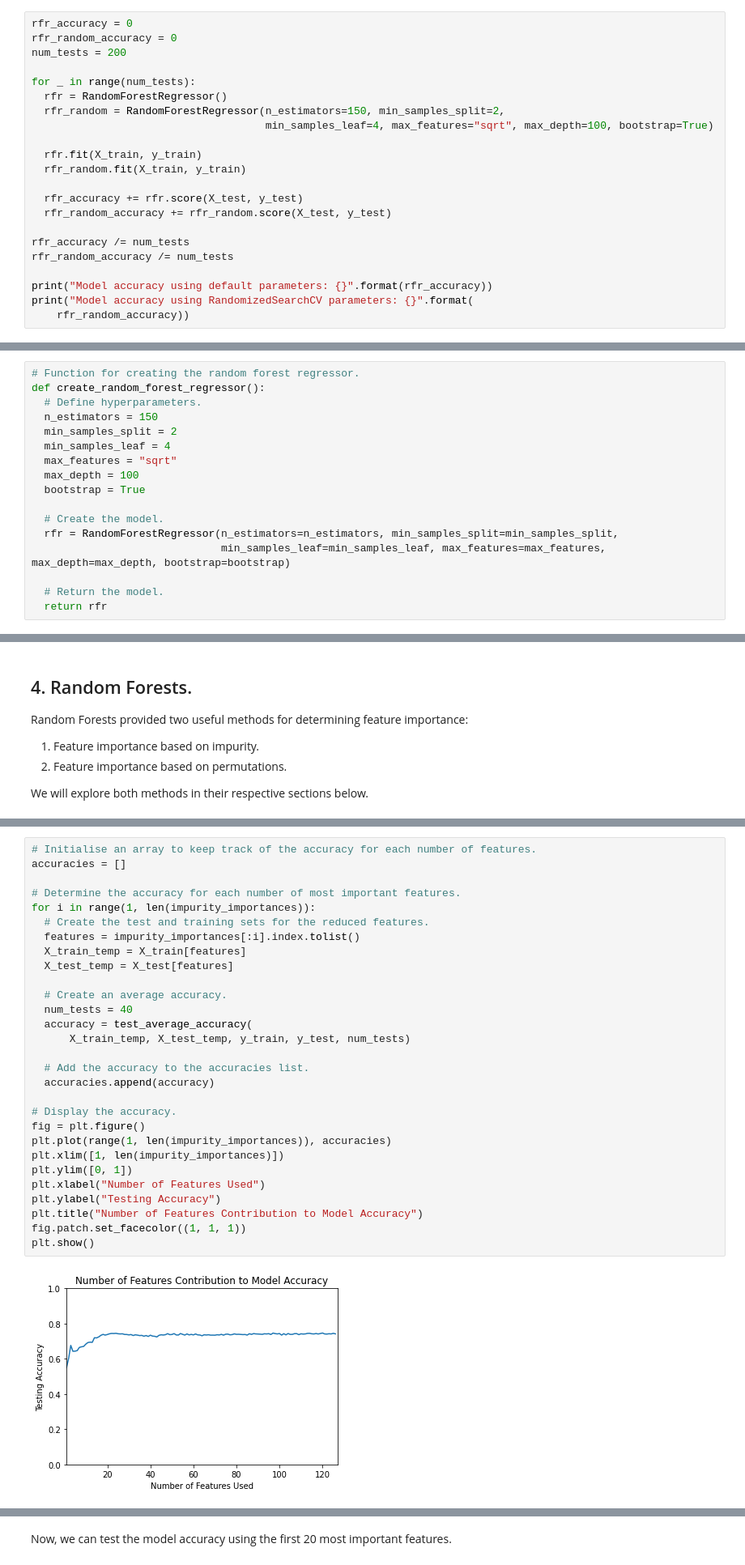
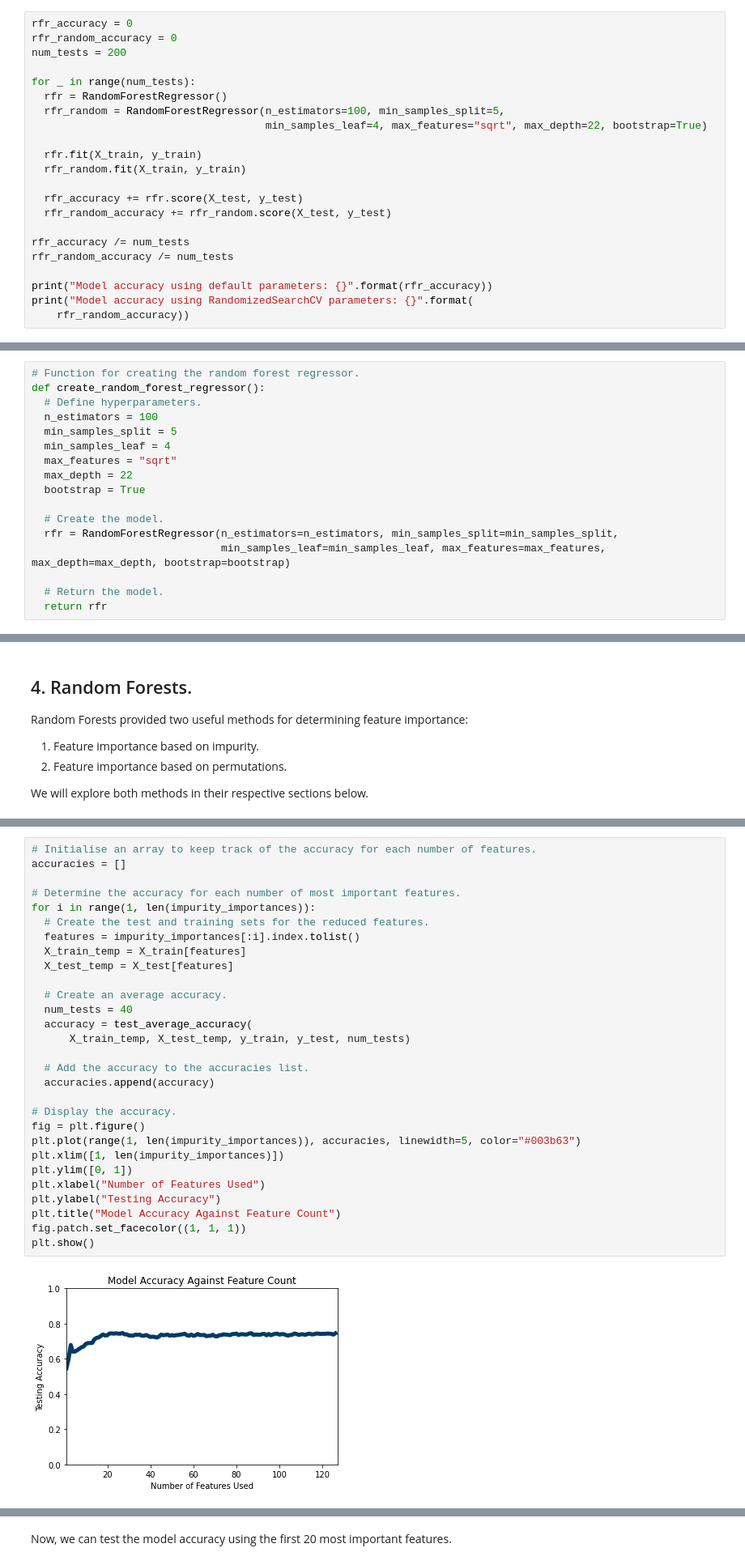
Before and after one commit to AlexKenna/Cricket-Analysis, a Jupyter notebook: notebooks/4_Feature_Extraction.ipynb, the cells around one changed output, grey strips where cells are left out. Shown: that part at 81% size. Drawn from its saved outputs; the diff is of its cells as text.

```diff
--- a/notebooks/5_Feature_Extraction.ipynb
+++ b/notebooks/4_Feature_Extraction.ipynb
@@ -138,8 +139,8 @@ num_tests = 200
 
 for _ in range(num_tests):
   rfr = RandomForestRegressor()
-  rfr_random = RandomForestRegressor(n_estimators=150, min_samples_split=2,
-                                     min_samples_leaf=4, max_features="sqrt", max_depth=100, bootstrap=True)
+  rfr_random = RandomForestRegressor(n_estimators=100, min_samples_split=5,
+                                     min_samples_leaf=4, max_features="sqrt", max_depth=22, bootstrap=True)
 
   rfr.fit(X_train, y_train)
   rfr_random.fit(X_train, y_train)
@@ -168,11 +169,11 @@ These functions aid in simplifying later code, and ensuring consistency in the t
 # Function for creating the random forest regressor.
 def create_random_forest_regressor():
   # Define hyperparameters.
-  n_estimators = 150
-  min_samples_split = 2
+  n_estimators = 100
+  min_samples_split = 5
   min_samples_leaf = 4
   max_features = "sqrt"
-  max_depth = 100
+  max_depth = 22
   bootstrap = True
 
   # Create the model.
@@ -276,32 +274,32 @@ Additionally, we can visualise how the model accuracy changes by adding each of
 # %%
 # Initialise an array to keep track of the accuracy for each number of features.
 accuracies = []
 
 # Determine the accuracy for each number of most important features.
 for i in range(1, len(impurity_importances)):
   # Create the test and training sets for the reduced features.
   features = impurity_importances[:i].index.tolist()
   X_train_temp = X_train[features]
   X_test_temp = X_test[features]
 
   # Create an average accuracy.
   num_tests = 40
   accuracy = test_average_accuracy(
       X_train_temp, X_test_temp, y_train, y_test, num_tests)
 
   # Add the accuracy to the accuracies list.
   accuracies.append(accuracy)
 
 # Display the accuracy.
 fig = plt.figure()
-plt.plot(range(1, len(impurity_importances)), accuracies)
+plt.plot(range(1, len(impurity_importances)), accuracies, linewidth=5, color="#003b63")
 plt.xlim([1, len(impurity_importances)])
 plt.ylim([0, 1])
 plt.xlabel("Number of Features Used")
 plt.ylabel("Testing Accuracy")
-plt.title("Number of Features Contribution to Model Accuracy")
+plt.title("Model Accuracy Against Feature Count")
 fig.patch.set_facecolor((1, 1, 1))
 plt.show()
 # %% [output]
-[figure, old version]
+[figure, new version]
 # %% [markdown]
```
Also changed, not shown: parts of 60 cells of this notebook, 6 other files.
